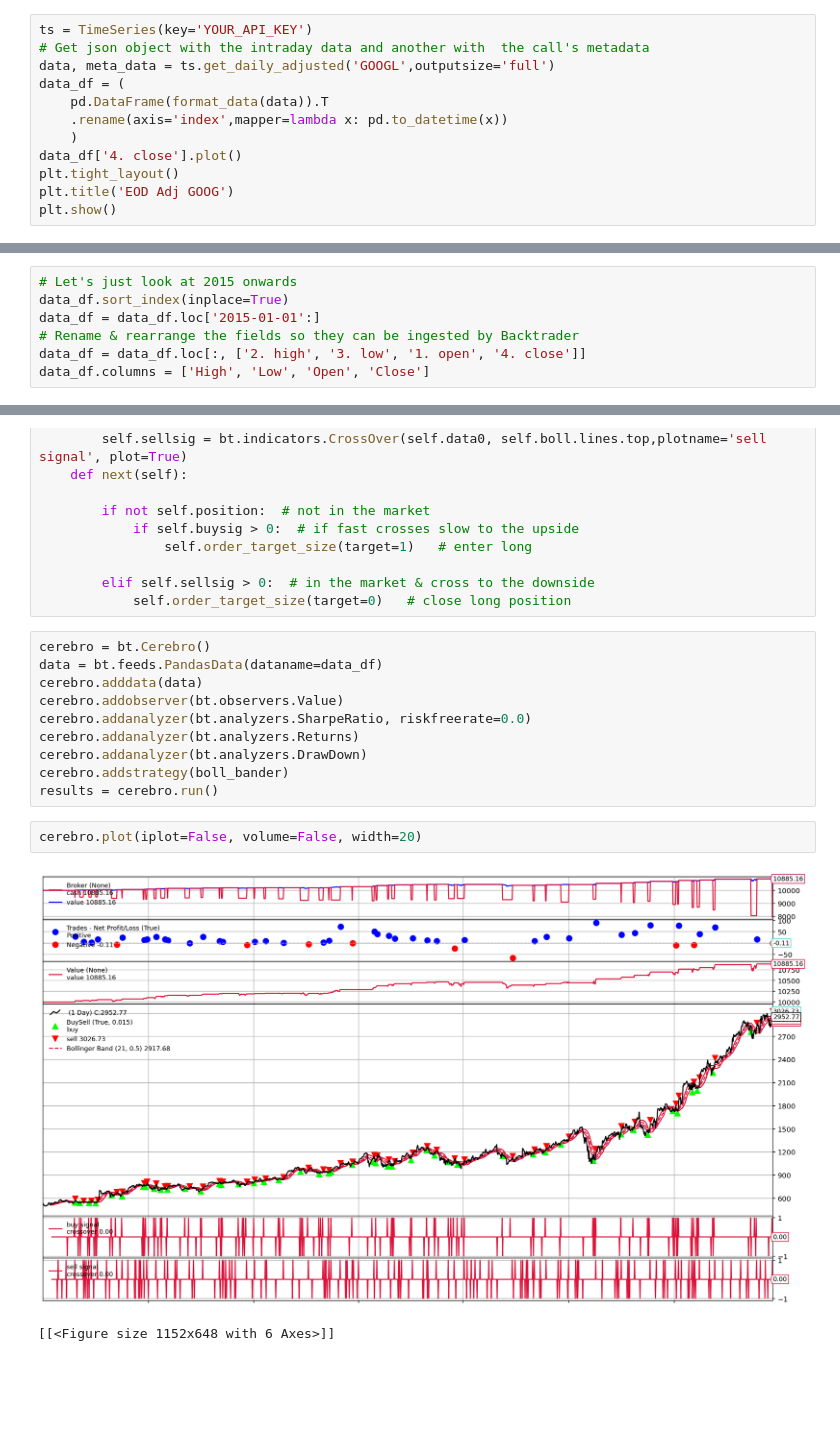
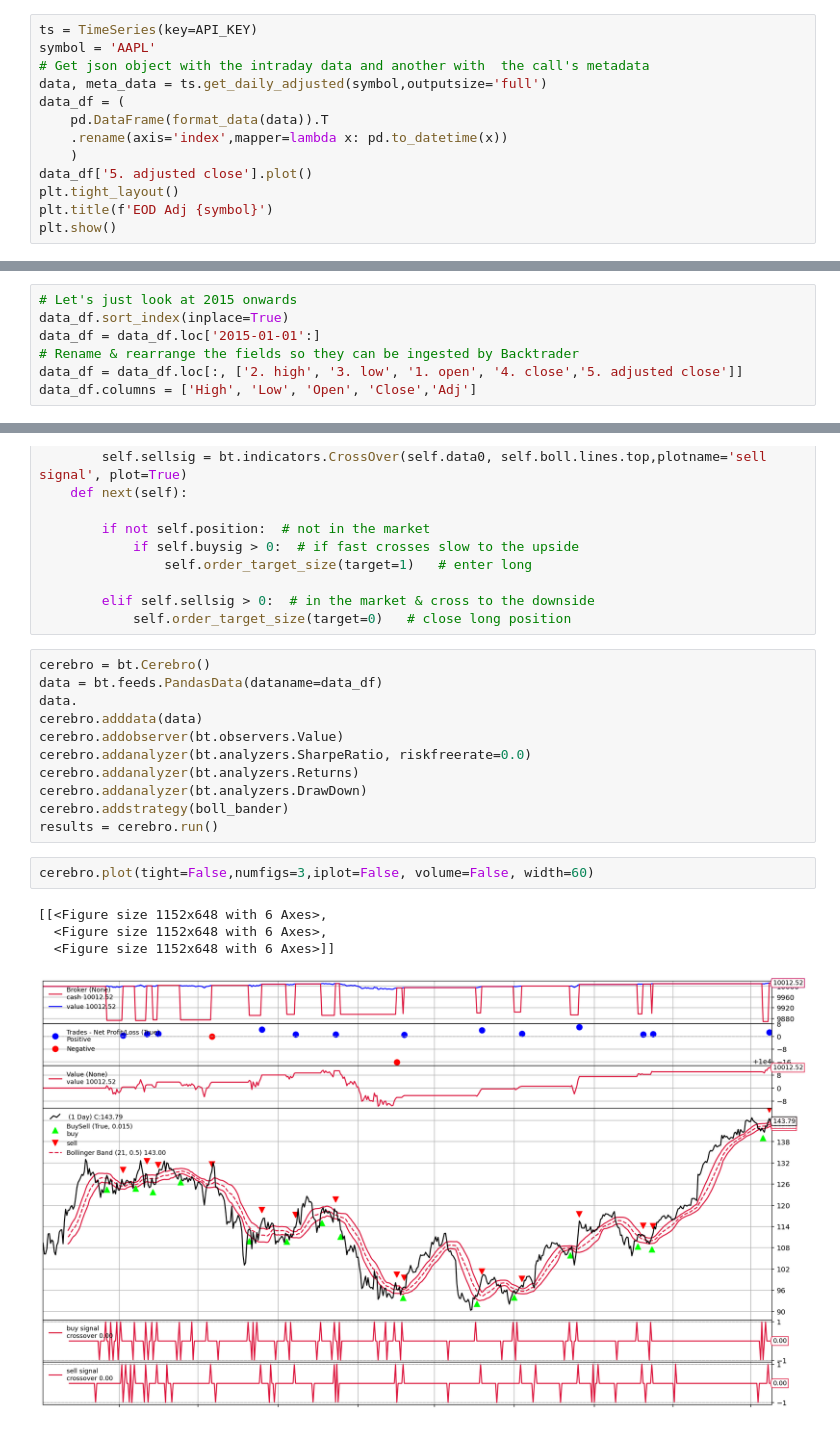
Before and after one commit to iamorlando/systematic_trader, a Jupyter notebook: notebooks/equity_strategy.ipynb, the cells around one changed output, grey strips where cells are left out. Saved outputs shown, nothing was run; the diff lists cells and outputs as text; blank space fills up the shorter version.

```diff
--- a/notebooks/equity_strategy.ipynb
+++ b/notebooks/equity_strategy.ipynb
@@ -25,13 +37,14 @@ def format_data(data):
 # %%
-ts = TimeSeries(key='YOUR_API_KEY')
+ts = TimeSeries(key=API_KEY)
+symbol = 'AAPL'
 # Get json object with the intraday data and another with  the call's metadata
-data, meta_data = ts.get_daily_adjusted('GOOGL',outputsize='full')
+data, meta_data = ts.get_daily_adjusted(symbol,outputsize='full')
 data_df = (
     pd.DataFrame(format_data(data)).T
     .rename(axis='index',mapper=lambda x: pd.to_datetime(x))
     )
-data_df['4. close'].plot()
+data_df['5. adjusted close'].plot()
 plt.tight_layout()
-plt.title('EOD Adj GOOG')
+plt.title(f'EOD Adj {symbol}')
 plt.show()
 # %% [output]
@@ -41,8 +54,8 @@ plt.show()
 data_df.sort_index(inplace=True)
 data_df = data_df.loc['2015-01-01':]
 # Rename & rearrange the fields so they can be ingested by Backtrader
-data_df = data_df.loc[:, ['2. high', '3. low', '1. open', '4. close']]
-data_df.columns = ['High', 'Low', 'Open', 'Close']
+data_df = data_df.loc[:, ['2. high', '3. low', '1. open', '4. close','5. adjusted close']]
+data_df.columns = ['High', 'Low', 'Open', 'Close','Adj']
 # %%
 class boll_bander(bt.Strategy):
     # Set a bollinger band indicator, buy when the price exceeds the lower band, sell when price exceeds higher band.
@@ -73,6 +86,7 @@ class boll_bander(bt.Strategy):
 # %%
 cerebro = bt.Cerebro()
 data = bt.feeds.PandasData(dataname=data_df)
+data.
 cerebro.adddata(data)
 cerebro.addobserver(bt.observers.Value)
 cerebro.addanalyzer(bt.analyzers.SharpeRatio, riskfreerate=0.0)
@@ -81,7 +95,9 @@ cerebro.addanalyzer(bt.analyzers.DrawDown)
 cerebro.addstrategy(boll_bander)
 results = cerebro.run()
 # %%
-cerebro.plot(iplot=False, volume=False, width=20)
+cerebro.plot(tight=False,numfigs=3,iplot=False, volume=False, width=60)
 # %% [output]
+[[<Figure size 1152x648 with 6 Axes>,
+  <Figure size 1152x648 with 6 Axes>,
+  <Figure size 1152x648 with 6 Axes>]]
-[figure, old version]
+[figure, new version]
-[[<Figure size 1152x648 with 6 Axes>]]
```
Also changed, not shown: parts of 5 cells of this notebook.
